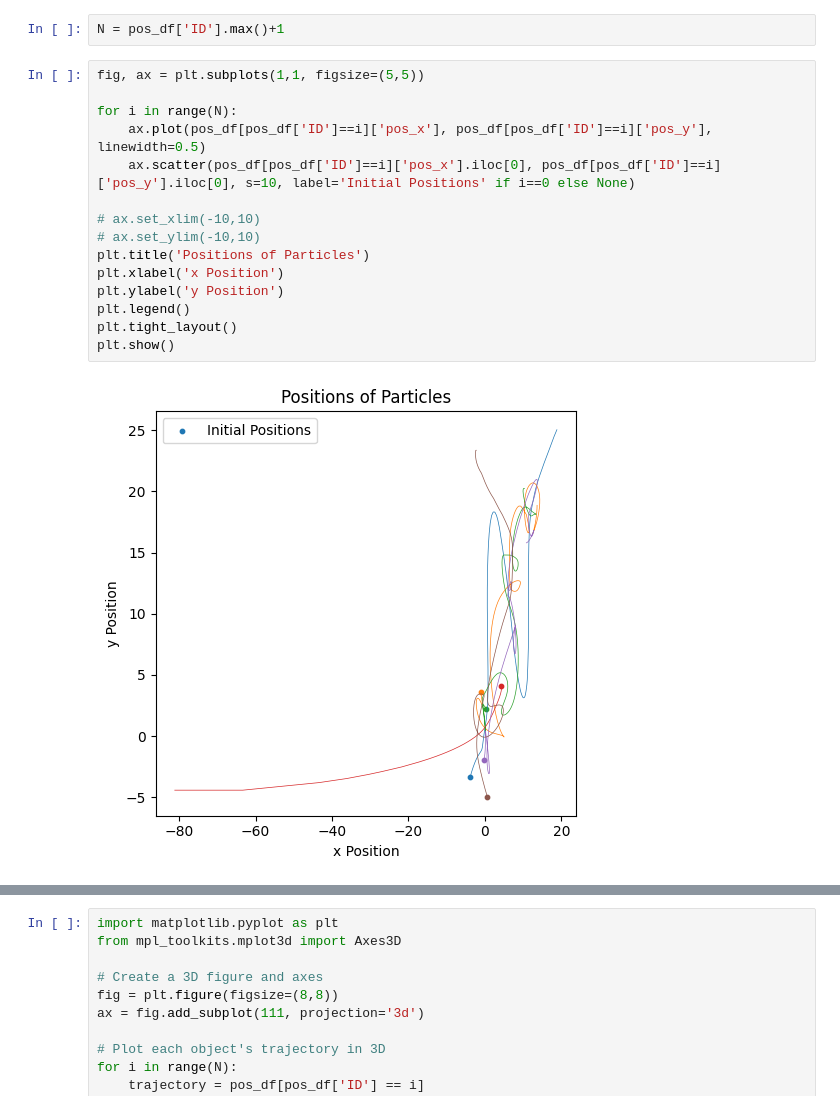
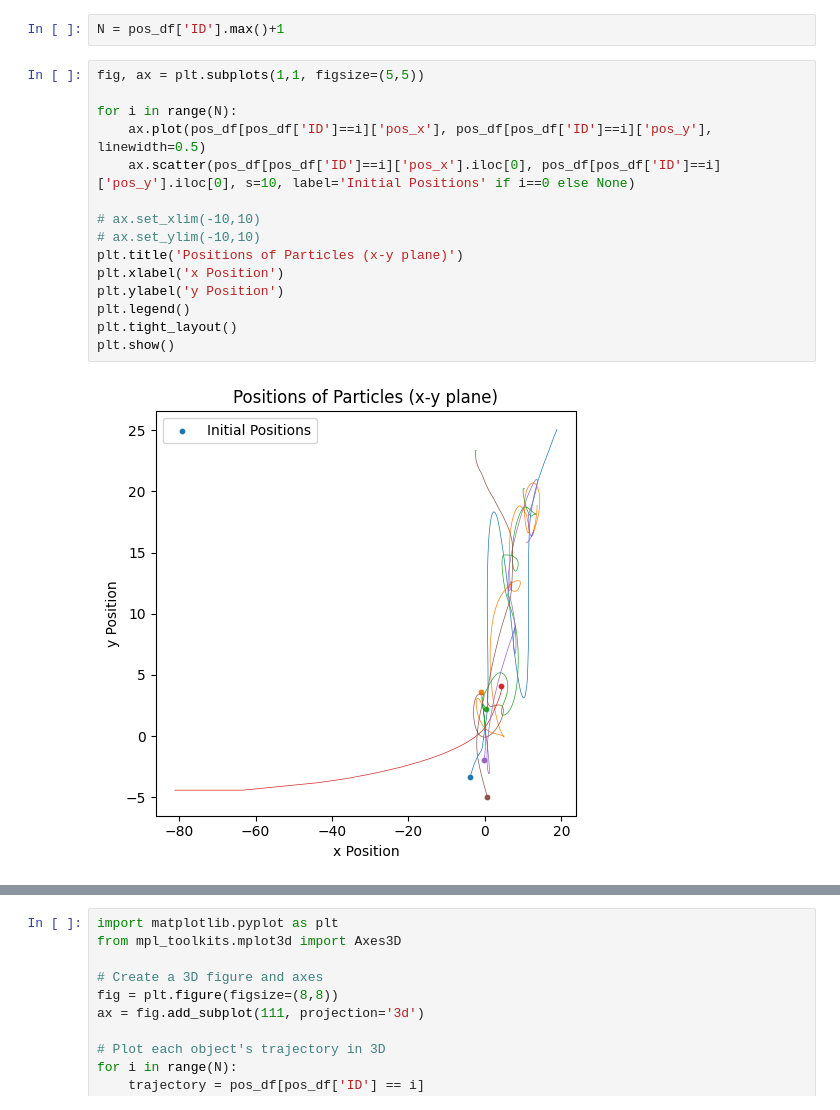
Before and after one commit to Berto70/nbody_cuda, a Jupyter notebook: plot/gabriele_bertinelli_2103359_plots.ipynb, the cells around one changed output, grey strips where cells are left out. Cells and saved outputs as stored; diff of their text form.

```diff
--- a/plot/gabriele_bertinelli_2103359_plots.ipynb
+++ b/plot/gabriele_bertinelli_2103359_plots.ipynb
@@ -52,20 +53,20 @@ N = pos_df['ID'].max()+1
 # %%
 fig, ax = plt.subplots(1,1, figsize=(5,5))
 
 for i in range(N):
     ax.plot(pos_df[pos_df['ID']==i]['pos_x'], pos_df[pos_df['ID']==i]['pos_y'], linewidth=0.5)
     ax.scatter(pos_df[pos_df['ID']==i]['pos_x'].iloc[0], pos_df[pos_df['ID']==i]['pos_y'].iloc[0], s=10, label='Initial Positions' if i==0 else None)
 
 # ax.set_xlim(-10,10)
 # ax.set_ylim(-10,10)
-plt.title('Positions of Particles')
+plt.title('Positions of Particles (x-y plane)')
 plt.xlabel('x Position')
 plt.ylabel('y Position')
 plt.legend()
 plt.tight_layout()
 plt.show()
 # %% [output]
-[figure, old version]
+[figure, new version]
 # %%
 fig, ax = plt.subplots(1,3, figsize=(15,5))
 
```
Also changed, not shown: parts of 2 cells of this notebook.
